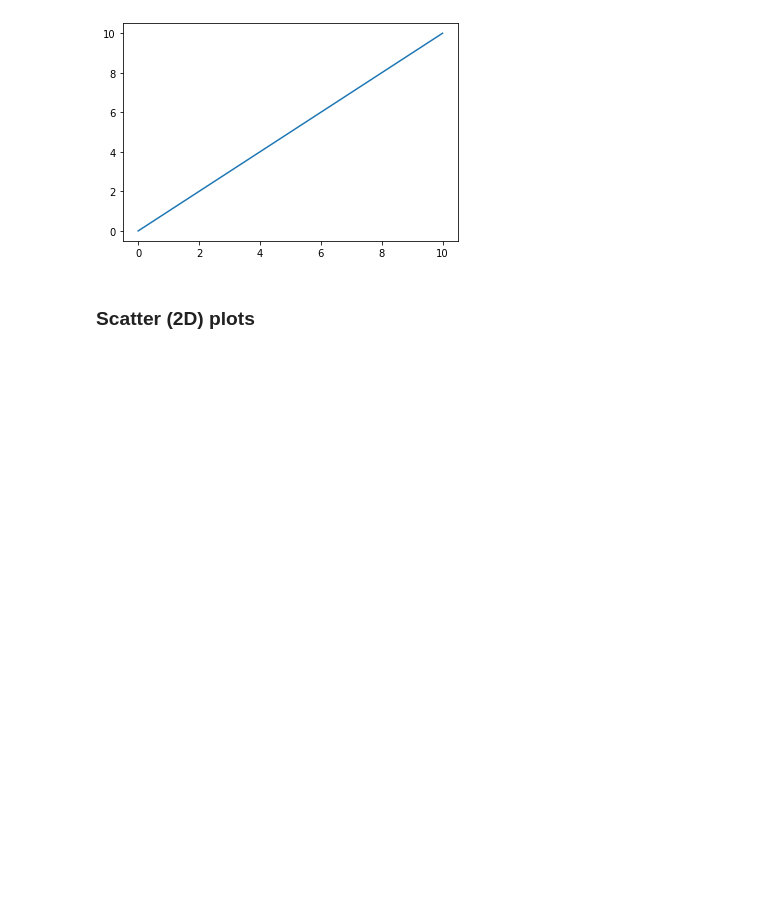
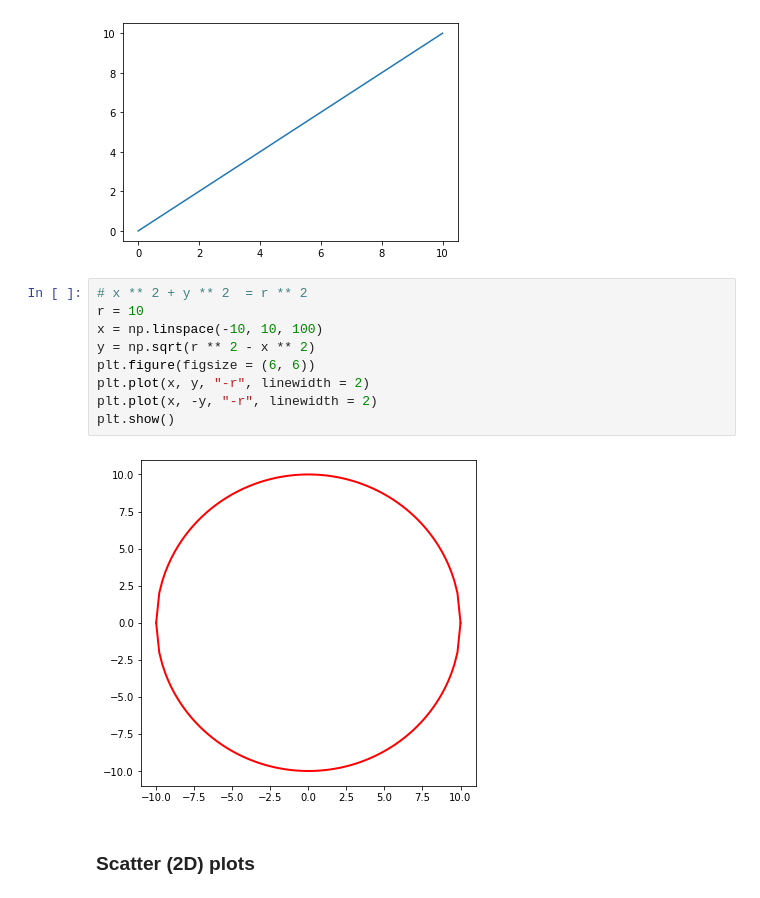
Before and after one commit to subbu27iitb/Training01, a Jupyter notebook: DataVisualization.ipynb, the cells around one changed output. Cells and saved outputs as stored; diff of their text form; blank space fills up the shorter version.

Commit message:
Data Visualization Classwork

```diff
--- a/DataVisualization.ipynb
+++ b/DataVisualization.ipynb
@@ -92,6 +92,17 @@ plt.plot(x, y)
 # %% [output]
 [<matplotlib.lines.Line2D at 0x...>]
 [figure]
+# %%
+# x ** 2 + y ** 2  = r ** 2
+r = 10
+x = np.linspace(-10, 10, 100)
+y = np.sqrt(r ** 2 - x ** 2)
+plt.figure(figsize = (6, 6))
+plt.plot(x, y, "-r", linewidth = 2)
+plt.plot(x, -y, "-r", linewidth = 2)
+plt.show()
+# %% [output]
+[figure, added]
 # %% [markdown]
 ### Scatter (2D) plots
 # %%
```
Also changed, not shown: parts of 14 cells of this notebook.
